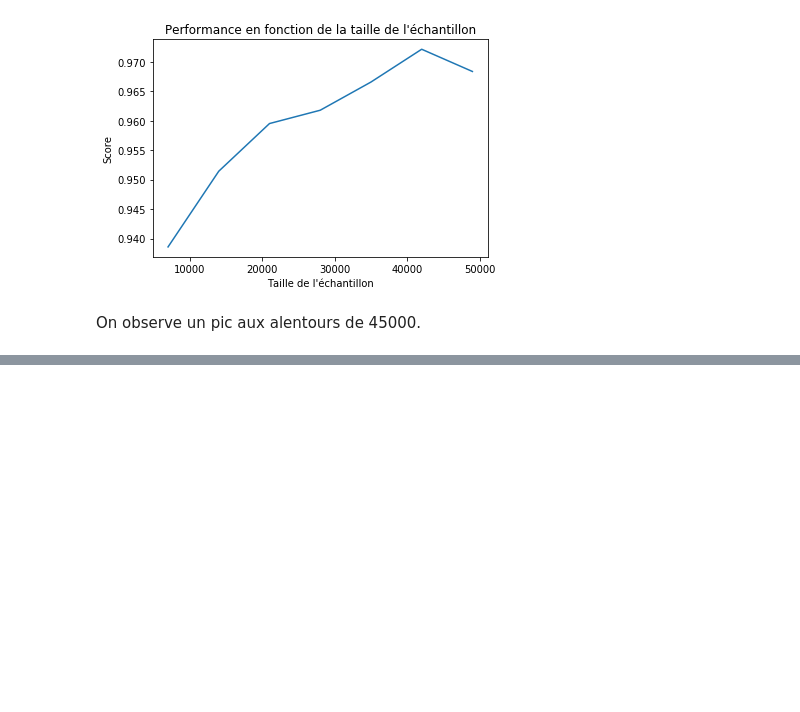
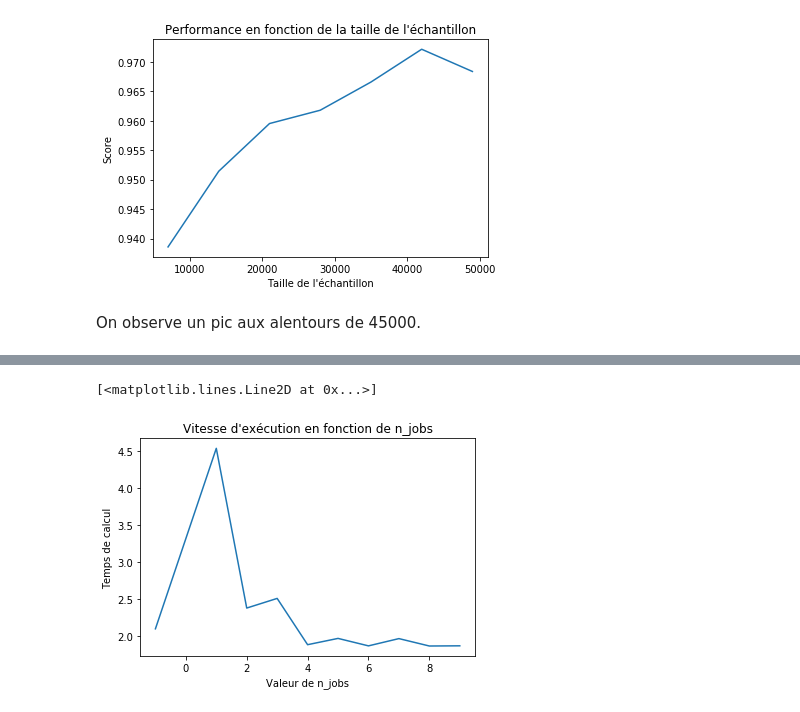
Before and after one commit to thomascazaubon/Apprentissage_Cazaubon_Plantec, a Jupyter notebook: TP1_KNN_CAZAUBON_PLANTEC.ipynb, the cells around one changed output, grey strips where cells are left out. Drawn from its saved outputs; the diff is of its cells as text; code cells hidden in the pictures; blank space fills up the shorter version.

```diff
--- a/TP1_KNN_CAZAUBON_PLANTEC.ipynb
+++ b/TP1_KNN_CAZAUBON_PLANTEC.ipynb
@@ -268,0 +289,20 @@ On observe un pic aux alentours de 45000.
+# %%
+%%time
+from time import time
+from pylab import *
+scores = []
+data = np.random.randint(70000, size=5000)
+xtrain, xtest, ytrain, ytest = model_selection.train_test_split(mnist.data[data], mnist.target[data], train_size=0.9)
+
+clf = neighbors.KNeighborsClassifier(5, n_jobs = -1)
+t = time.time()
+clf.fit(xtrain, ytrain)
+score = clf.score(xtest, ytest)
+scores.append(time.time()-t)
+
+for i in range(1,10) :
+    t = time.time()
+    clf = neighbors.KNeighborsClassifier(5, n_jobs = i)
+    clf.fit(xtrain, ytrain)
+    score = clf.score(xtest, ytest)
+    scores.append(time.time()-t)
@@ -268,0 +312,8 @@ On observe un pic aux alentours de 45000.
+# %%
+plt.xlabel("Valeur de n_jobs")
+plt.ylabel("Temps de calcul")
+plt.title("Vitesse d'exécution en fonction de n_jobs")
+plt.plot([-1,1,2,3,4,5,6,7,8,9],scores)
+# %% [output]
+[<matplotlib.lines.Line2D at 0x...>]
+[figure, added]
```
Also changed, not shown: parts of 3 cells of this notebook.
